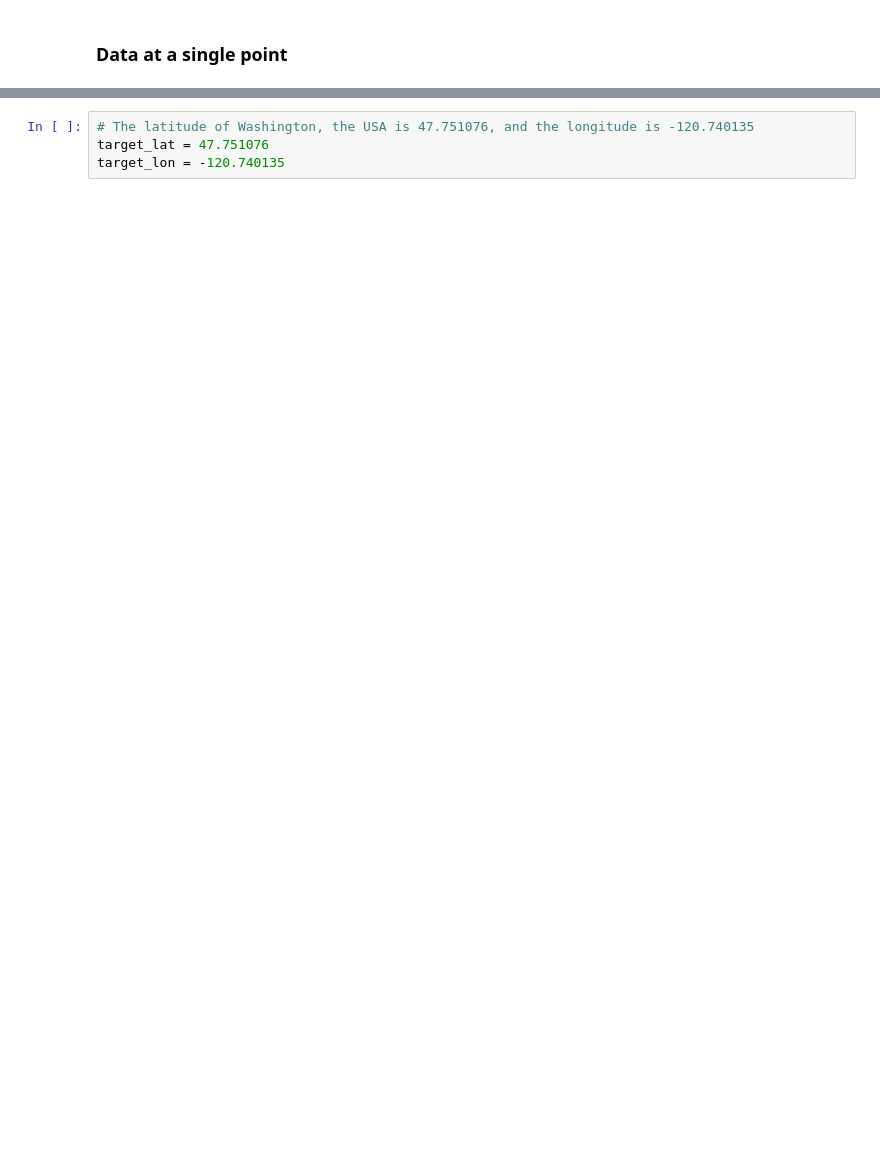
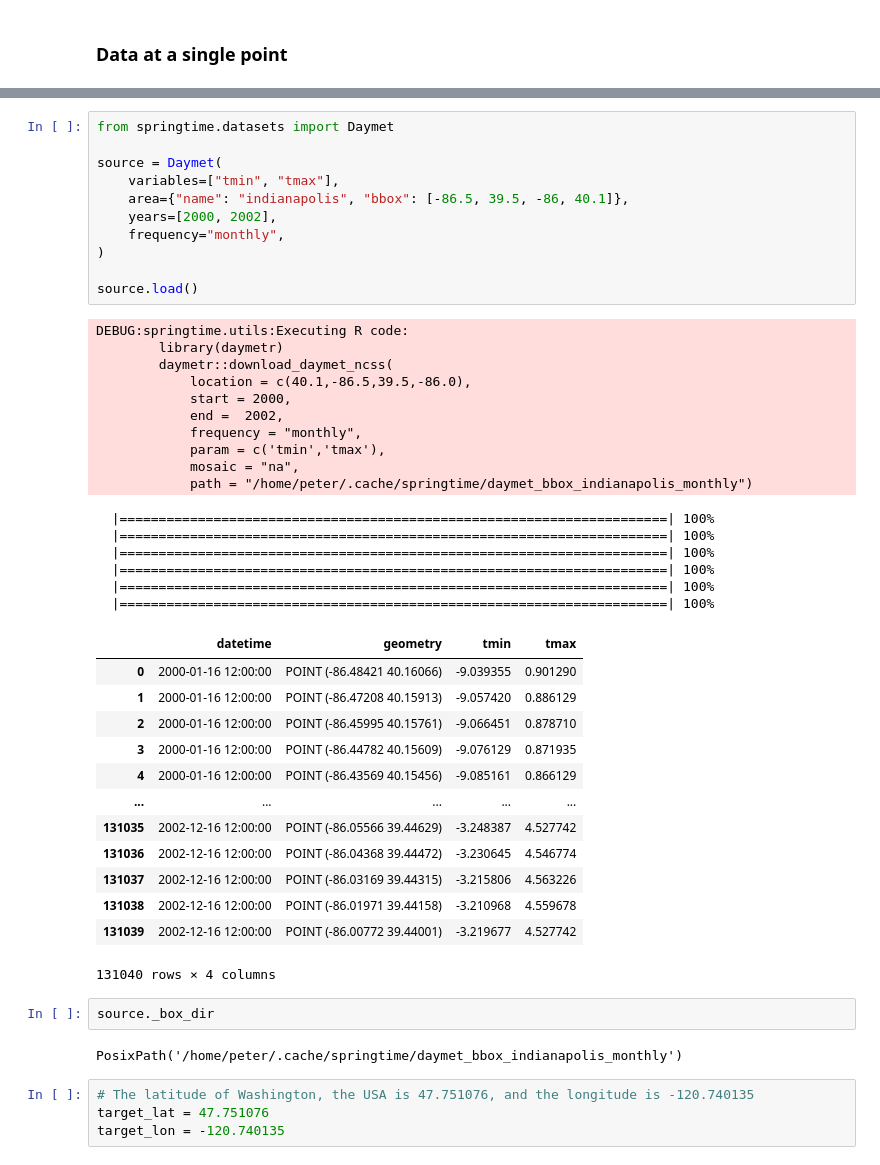
Before and after one commit to phenology/springtime, a Jupyter notebook: docs/user_guide/datasets/daymet.ipynb, the cells around one changed output, grey strips where cells are left out. Cells and saved outputs as stored; diff of their text form; blank space fills up the shorter version.

```diff
--- a/docs/user_guide/datasets/daymet.ipynb
+++ b/docs/user_guide/datasets/daymet.ipynb
@@ -7,3 +40,48 @@ from springtime.datasets.meteo.daymet import DaymetSinglePoint, DaymetMultiplePo
+# %%
+from springtime.datasets import Daymet
+
+source = Daymet(
+    variables=["tmin", "tmax"],
+    area={"name": "indianapolis", "bbox": [-86.5, 39.5, -86, 40.1]},
+    years=[2000, 2002],
+    frequency="monthly",
+)
+
+source.load()
+# %% [output]
+DEBUG:springtime.utils:Executing R code:
+        library(daymetr)
+        daymetr::download_daymet_ncss(
+            location = c(40.1,-86.5,39.5,-86.0),
+            start = 2000,
+            end =  2002,
+            frequency = "monthly",
+            param = c('tmin','tmax'),
+            mosaic = "na",
+            path = "/home/peter/.cache/springtime/daymet_bbox_indianapolis_monthly")
+  |======================================================================| 100%
+  |======================================================================| 100%
+  |======================================================================| 100%
+  |======================================================================| 100%
+  |======================================================================| 100%
+  |======================================================================| 100%
+|  | datetime | geometry | tmin | tmax |
+| 0 | 2000-01-16 12:00:00 | POINT (-86.48421 40.16066) | -9.039355 | 0.901290 |
+| 1 | 2000-01-16 12:00:00 | POINT (-86.47208 40.15913) | -9.057420 | 0.886129 |
+| 2 | 2000-01-16 12:00:00 | POINT (-86.45995 40.15761) | -9.066451 | 0.878710 |
+| 3 | 2000-01-16 12:00:00 | POINT (-86.44782 40.15609) | -9.076129 | 0.871935 |
+| 4 | 2000-01-16 12:00:00 | POINT (-86.43569 40.15456) | -9.085161 | 0.866129 |
+| ... | ... | ... | ... | ... |
+| 131035 | 2002-12-16 12:00:00 | POINT (-86.05566 39.44629) | -3.248387 | 4.527742 |
+| 131036 | 2002-12-16 12:00:00 | POINT (-86.04368 39.44472) | -3.230645 | 4.546774 |
+| 131037 | 2002-12-16 12:00:00 | POINT (-86.03169 39.44315) | -3.215806 | 4.563226 |
+| 131038 | 2002-12-16 12:00:00 | POINT (-86.01971 39.44158) | -3.210968 | 4.559678 |
+| 131039 | 2002-12-16 12:00:00 | POINT (-86.00772 39.44001) | -3.219677 | 4.527742 |
+131040 rows × 4 columns
+# %%
+source._box_dir
+# %% [output]
+PosixPath('/home/peter/.cache/springtime/daymet_bbox_indianapolis_monthly')
 # %%
 # The latitude of Washington, the USA is 47.751076, and the longitude is -120.740135
 target_lat = 47.751076
```
Also changed, not shown: parts of 6 cells of this notebook, 6 other files.
